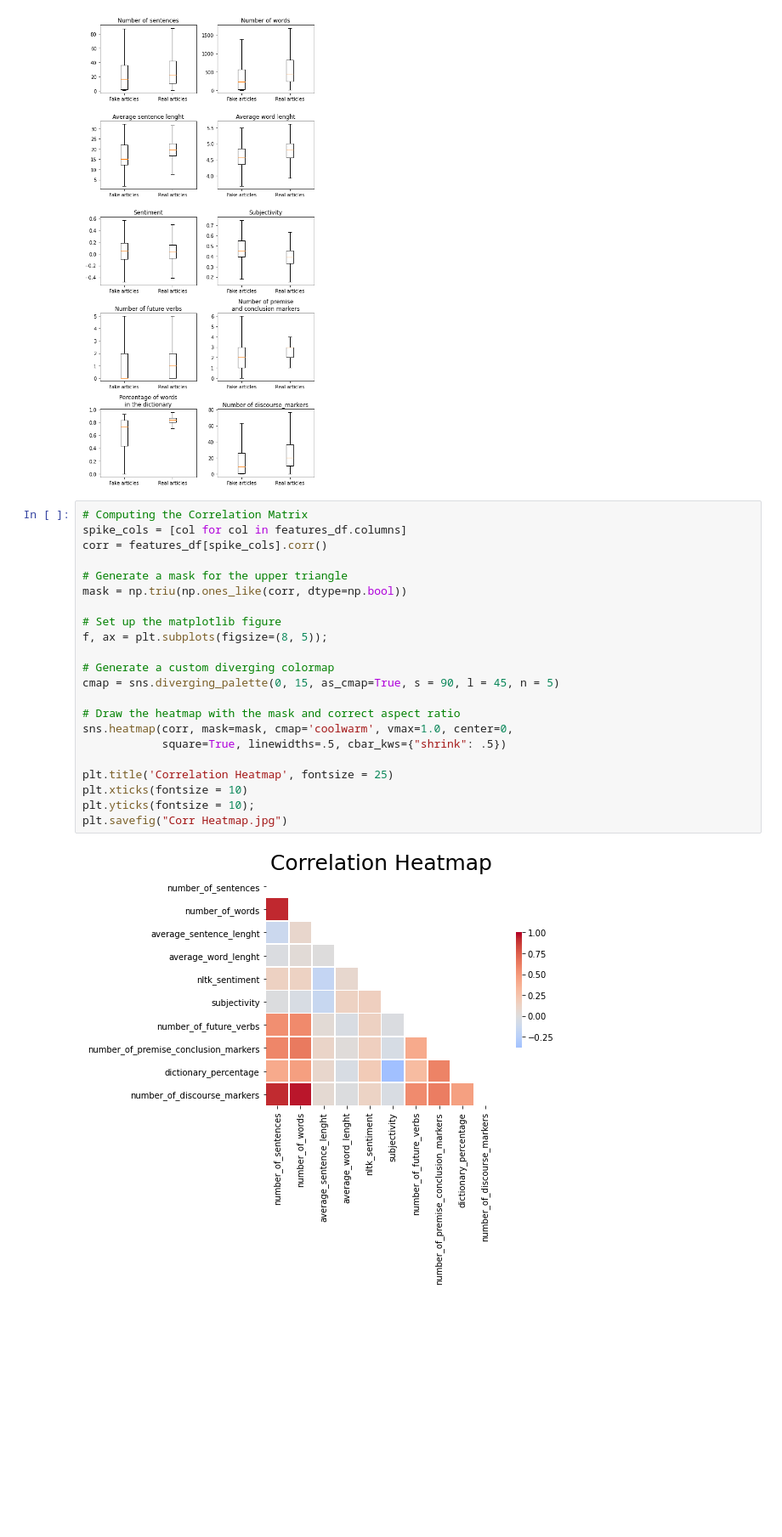
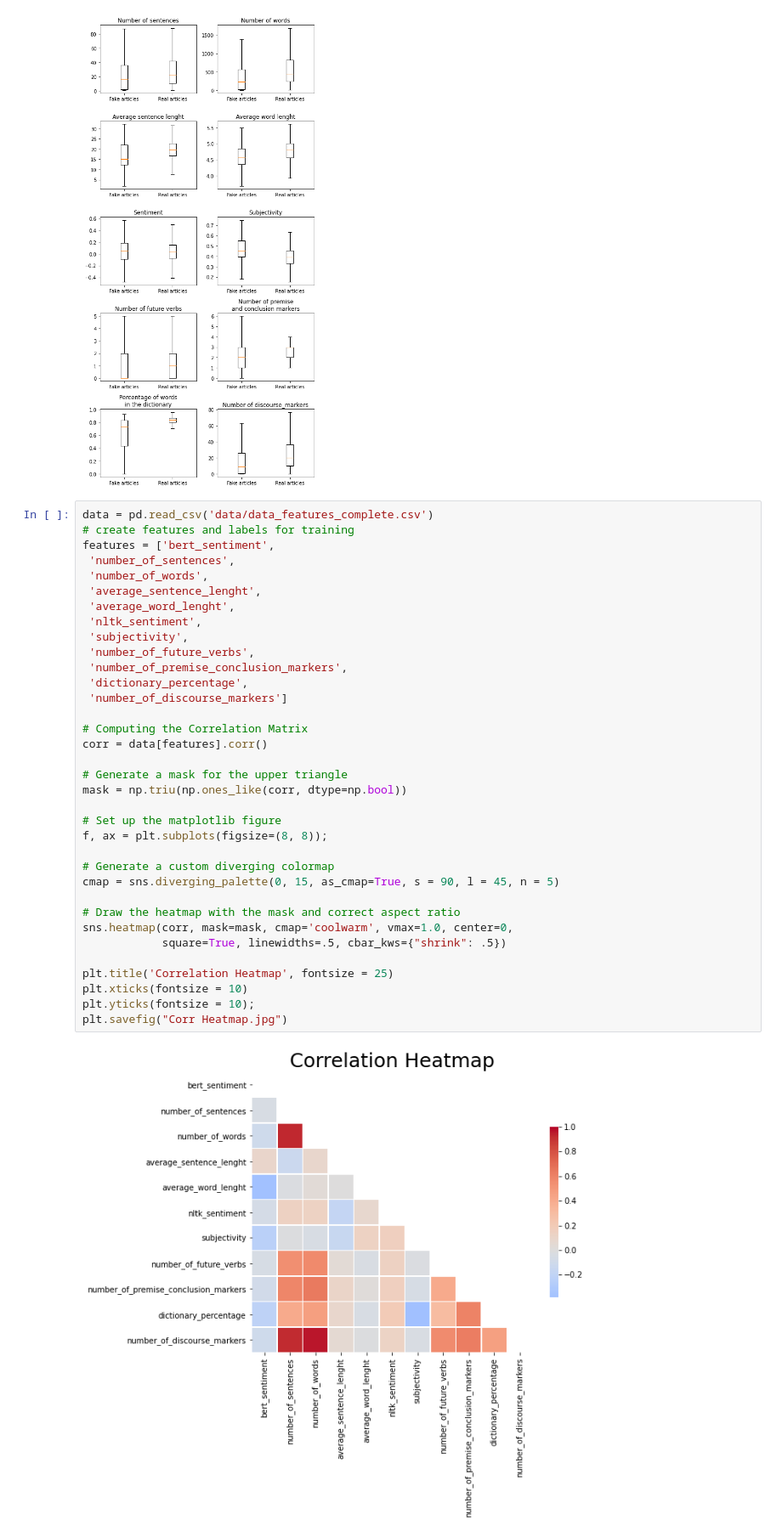
Before and after one commit to oraziorillo/FakeNewsDetection, a Jupyter notebook: paper_extension.ipynb, the cells around one changed output. Shown at 85% size. Saved outputs shown, nothing was run; the diff lists cells and outputs as text; blank space fills up the shorter version.

```diff
--- a/paper_extension.ipynb
+++ b/paper_extension.ipynb
@@ -388,26 +368,39 @@ fig.tight_layout()
 # %% [output]
 [figure]
 # %%
+data = pd.read_csv('data/data_features_complete.csv')
+# create features and labels for training
+features = ['bert_sentiment',
+ 'number_of_sentences',
+ 'number_of_words',
+ 'average_sentence_lenght',
+ 'average_word_lenght',
+ 'nltk_sentiment',
+ 'subjectivity',
+ 'number_of_future_verbs',
+ 'number_of_premise_conclusion_markers',
+ 'dictionary_percentage',
+ 'number_of_discourse_markers']
+
 # Computing the Correlation Matrix
-spike_cols = [col for col in features_df.columns]
-corr = features_df[spike_cols].corr()
+corr = data[features].corr()
 
 # Generate a mask for the upper triangle
 mask = np.triu(np.ones_like(corr, dtype=np.bool))
 
 # Set up the matplotlib figure
-f, ax = plt.subplots(figsize=(8, 5));
+f, ax = plt.subplots(figsize=(8, 8));
 
 # Generate a custom diverging colormap
 cmap = sns.diverging_palette(0, 15, as_cmap=True, s = 90, l = 45, n = 5)
 
 # Draw the heatmap with the mask and correct aspect ratio
 sns.heatmap(corr, mask=mask, cmap='coolwarm', vmax=1.0, center=0,
             square=True, linewidths=.5, cbar_kws={"shrink": .5})
 
 plt.title('Correlation Heatmap', fontsize = 25)
 plt.xticks(fontsize = 10)
 plt.yticks(fontsize = 10);
 plt.savefig("Corr Heatmap.jpg")
 # %% [output]
-[figure, old version]
+[figure, new version]
```
Also changed, not shown: parts of 21 cells of this notebook, 2 other files.
